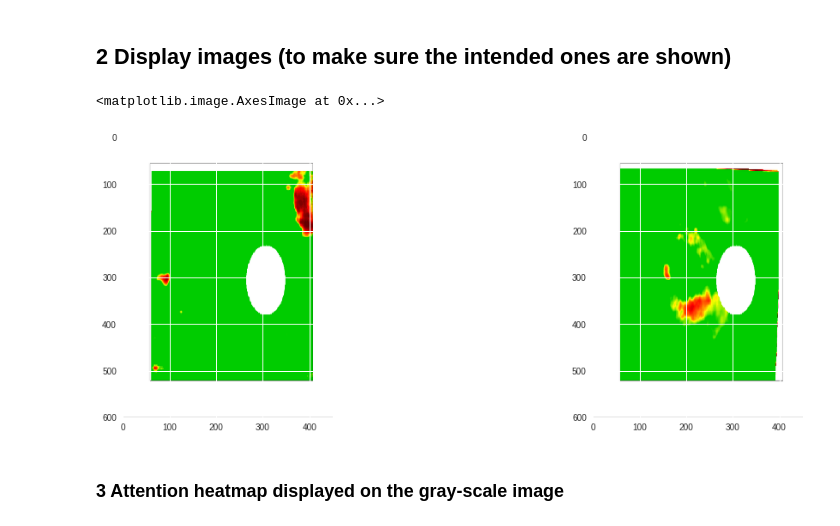
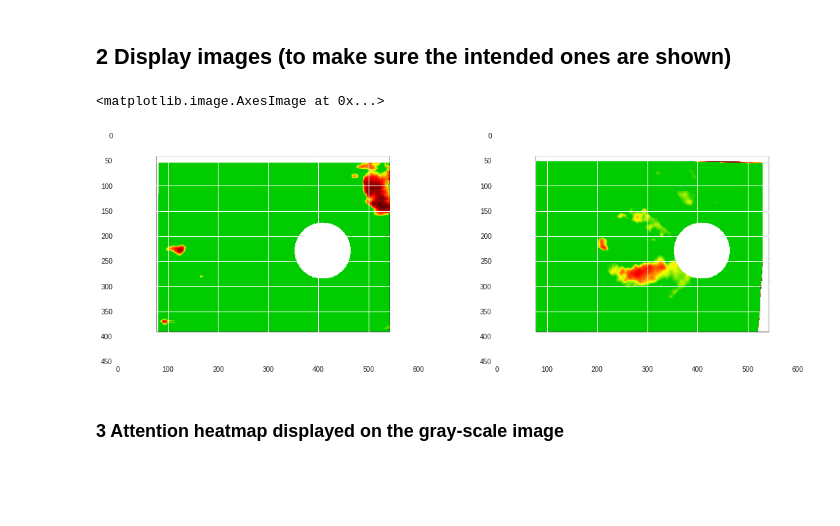
Before and after one commit to kavi2015/dlp4vis, a Jupyter notebook: VisualizationOfBasic3LayersCNN.ipynb, the cells around one changed output. Drawn from its saved outputs; the diff is of its cells as text; code cells hidden in the pictures; blank space fills up the shorter version.

```diff
--- a/VisualizationOfBasic3LayersCNN.ipynb
+++ b/VisualizationOfBasic3LayersCNN.ipynb
@@ -242,20 +288,20 @@ Successfully built keras-vis
 # %%
 from vis.utils import utils
 from matplotlib import pyplot as plt
 %matplotlib inline
 
 plt.rcParams['figure.figsize'] = (18, 6)
 
 
-img1 = utils.load_img(test_dir + '/controls/View2098.png', target_size=(img_width, img_height))
-img2 = utils.load_img(test_dir + '/patients/19105.png', target_size=(img_width, img_height))
+img1 = utils.load_img(test_dir + '/controls/View2098.png', target_size=(img_height, img_width))
+img2 = utils.load_img(test_dir + '/patients/19105.png', target_size=(img_height, img_width))
 
 
 f, ax = plt.subplots(1, 2)
 ax[0].imshow(img1)
 ax[1].imshow(img2)
 # %% [output]
 <matplotlib.image.AxesImage at 0x...>
-[figure, old version]
+[figure, new version]
 # %% [markdown]
 ### 3 Attention heatmap displayed on the gray-scale image
```
Also changed, not shown: parts of 15 cells of this notebook.
